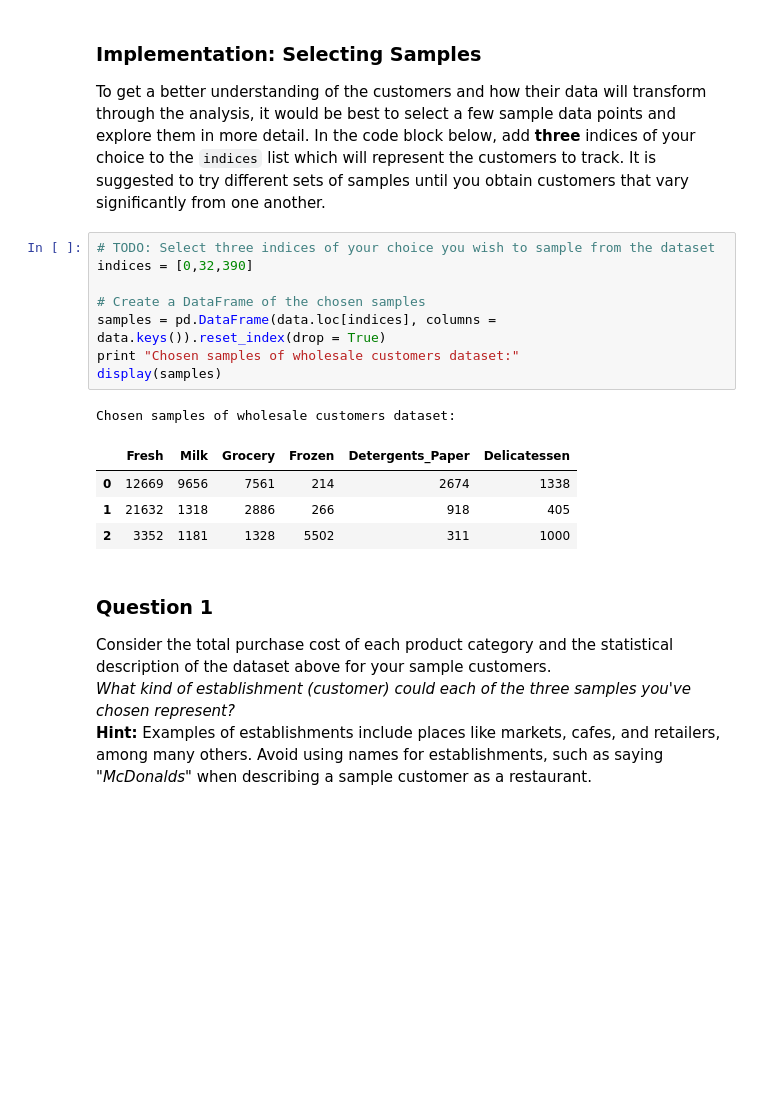
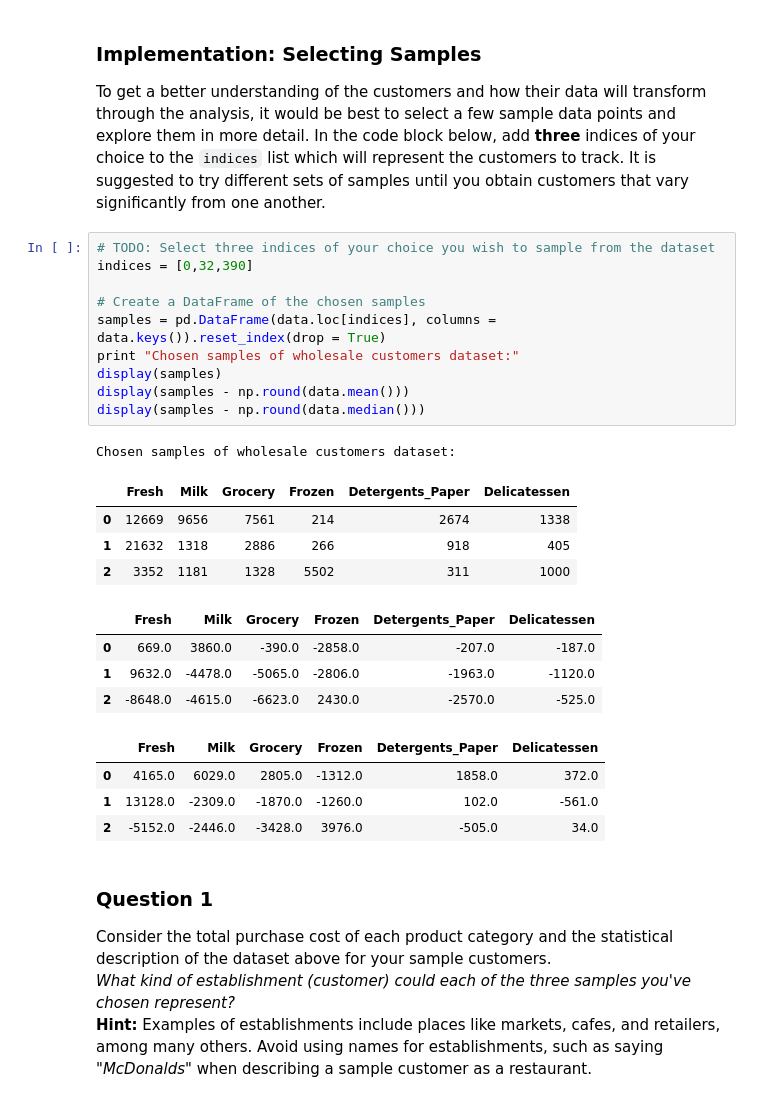
Before and after one commit to leviking/machine-learning, a Jupyter notebook: projects/customer_segments/customer_segments.ipynb, the cells around one changed output. Cells and saved outputs as stored; diff of their text form; blank space fills up the shorter version.

```diff
--- a/projects/customer_segments/customer_segments.ipynb
+++ b/projects/customer_segments/customer_segments.ipynb
@@ -61,17 +61,27 @@ To get a better understanding of the customers and how their data will transform
 # %%
 # TODO: Select three indices of your choice you wish to sample from the dataset
 indices = [0,32,390]
 
 # Create a DataFrame of the chosen samples
 samples = pd.DataFrame(data.loc[indices], columns = data.keys()).reset_index(drop = True)
 print "Chosen samples of wholesale customers dataset:"
 display(samples)
+display(samples - np.round(data.mean()))
+display(samples - np.round(data.median()))
 # %% [output]
 Chosen samples of wholesale customers dataset:
 |  | Fresh | Milk | Grocery | Frozen | Detergents_Paper | Delicatessen |
 | 0 | 12669 | 9656 | 7561 | 214 | 2674 | 1338 |
 | 1 | 21632 | 1318 | 2886 | 266 | 918 | 405 |
 | 2 | 3352 | 1181 | 1328 | 5502 | 311 | 1000 |
+|  | Fresh | Milk | Grocery | Frozen | Detergents_Paper | Delicatessen |
+| 0 | 669.0 | 3860.0 | -390.0 | -2858.0 | -207.0 | -187.0 |
+| 1 | 9632.0 | -4478.0 | -5065.0 | -2806.0 | -1963.0 | -1120.0 |
+| 2 | -8648.0 | -4615.0 | -6623.0 | 2430.0 | -2570.0 | -525.0 |
+|  | Fresh | Milk | Grocery | Frozen | Detergents_Paper | Delicatessen |
+| 0 | 4165.0 | 6029.0 | 2805.0 | -1312.0 | 1858.0 | 372.0 |
+| 1 | 13128.0 | -2309.0 | -1870.0 | -1260.0 | 102.0 | -561.0 |
+| 2 | -5152.0 | -2446.0 | -3428.0 | 3976.0 | -505.0 | 34.0 |
 # %% [markdown]
 ### Question 1
 Consider the total purchase cost of each product category and the statistical description of the dataset above for your sample customers.
```
Also changed, not shown: parts of 2 cells of this notebook.
